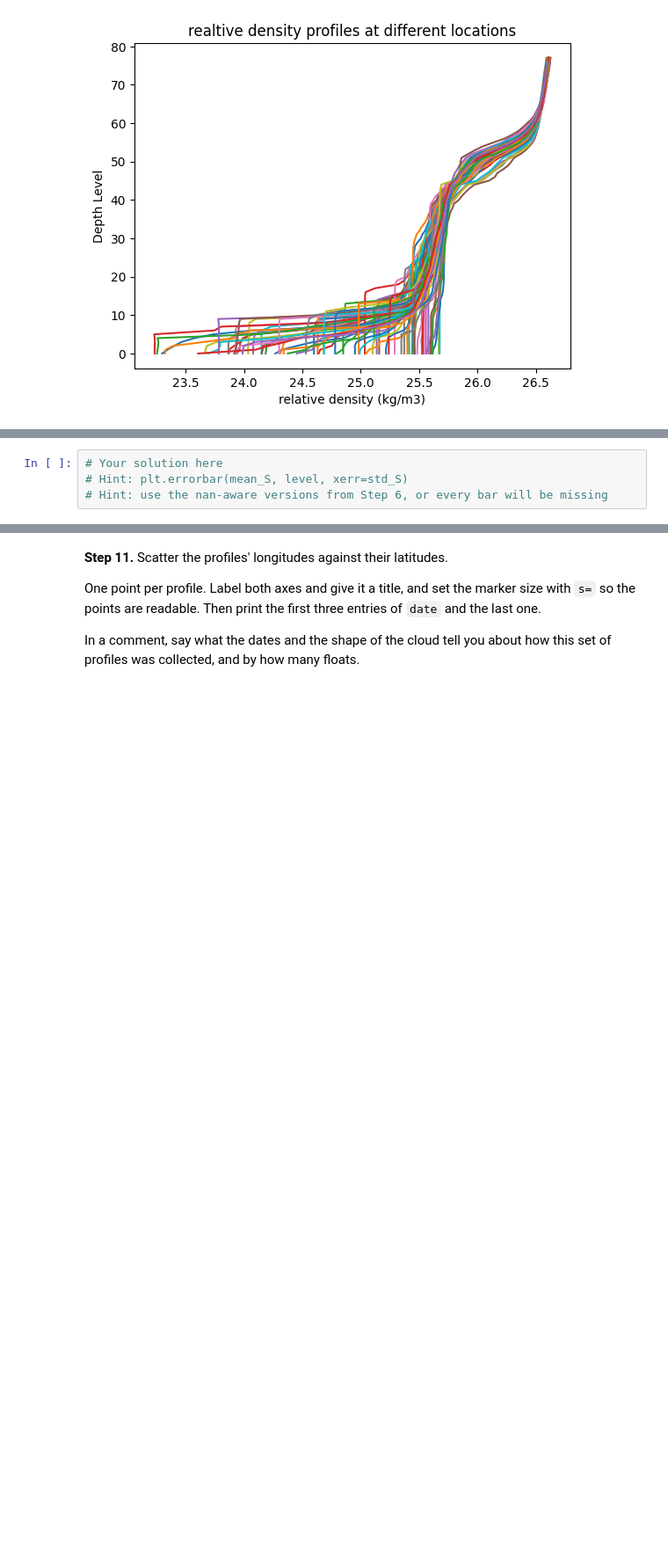
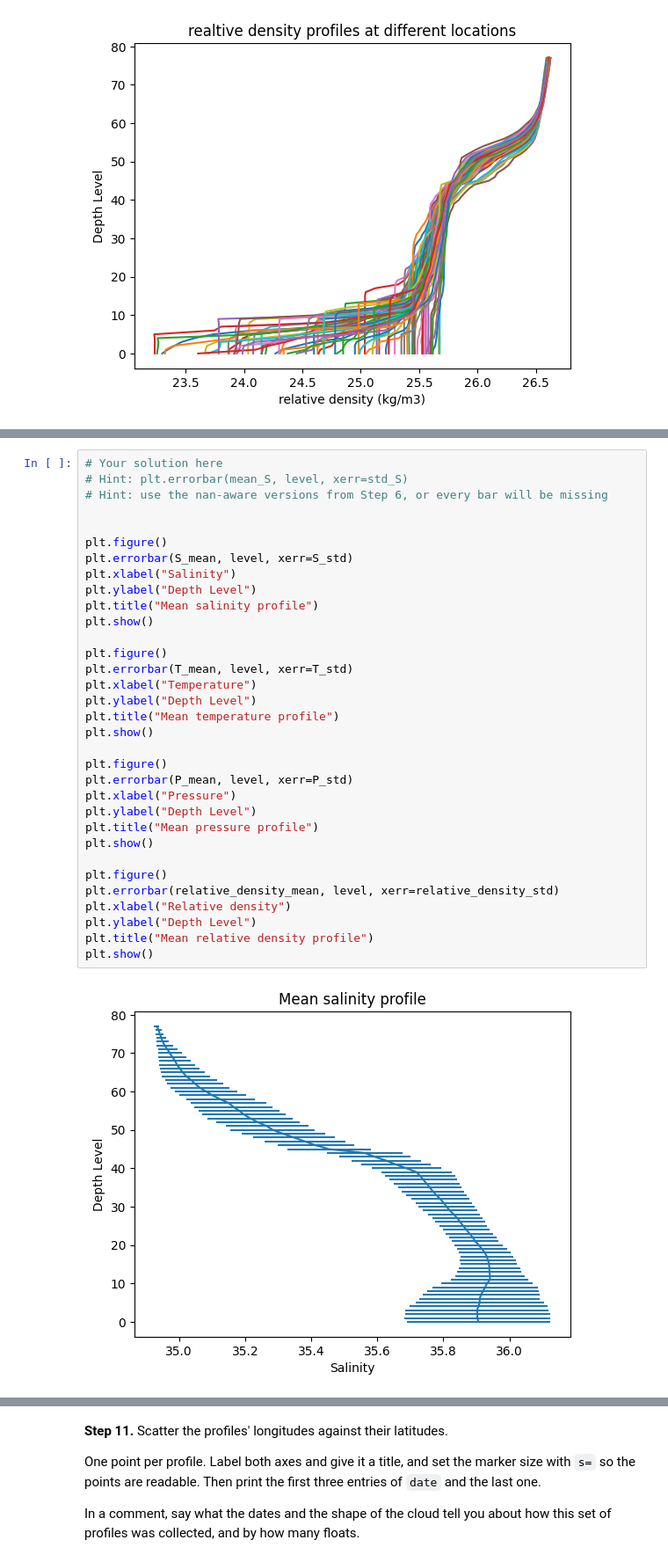
Before and after one commit to Lorena-garciamorais/2026_Intro_Python, a Jupyter notebook: live/part-I/1.3-numpy-exercises.ipynb, the cells around one changed output, grey strips where cells are left out. Shown at 88% size. Cells and saved outputs as stored; diff of their text form; blank space fills up the shorter version.

```diff
--- a/live/part-I/1.3-numpy-exercises.ipynb
+++ b/live/part-I/1.3-numpy-exercises.ipynb
@@ -943,7 +943,38 @@ Because the variable is on the *x*-axis, the spread is a *horizontal* error bar
 
 In a comment, say what the width of the error bars tells you about how much the profiles disagree
 near the surface compared with at depth.
-# %%
-# Your solution here
-# Hint: plt.errorbar(mean_S, level, xerr=std_S)
-# Hint: use the nan-aware versions from Step 6, or every bar will be missing
+# %%
+# Your solution here
+# Hint: plt.errorbar(mean_S, level, xerr=std_S)
+# Hint: use the nan-aware versions from Step 6, or every bar will be missing
+
+
+plt.figure()
+plt.errorbar(S_mean, level, xerr=S_std)
+plt.xlabel("Salinity")
+plt.ylabel("Depth Level")
+plt.title("Mean salinity profile")
+plt.show()
+
+plt.figure()
+plt.errorbar(T_mean, level, xerr=T_std)
+plt.xlabel("Temperature")
+plt.ylabel("Depth Level")
+plt.title("Mean temperature profile")
+plt.show()
+
+plt.figure()
+plt.errorbar(P_mean, level, xerr=P_std)
+plt.xlabel("Pressure")
+plt.ylabel("Depth Level")
+plt.title("Mean pressure profile")
+plt.show()
+
+plt.figure()
+plt.errorbar(relative_density_mean, level, xerr=relative_density_std)
+plt.xlabel("Relative density")
+plt.ylabel("Depth Level")
+plt.title("Mean relative density profile")
+plt.show()
+# %% [output]
+[figure, added]
```
Also changed, not shown: parts of 2 cells of this notebook.
